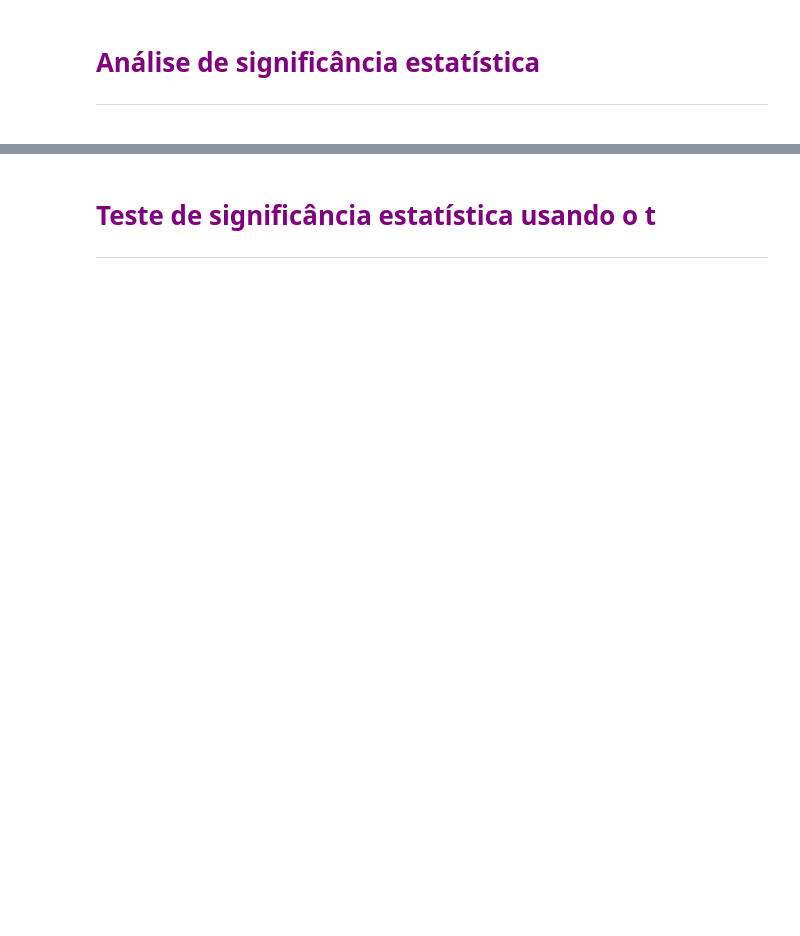
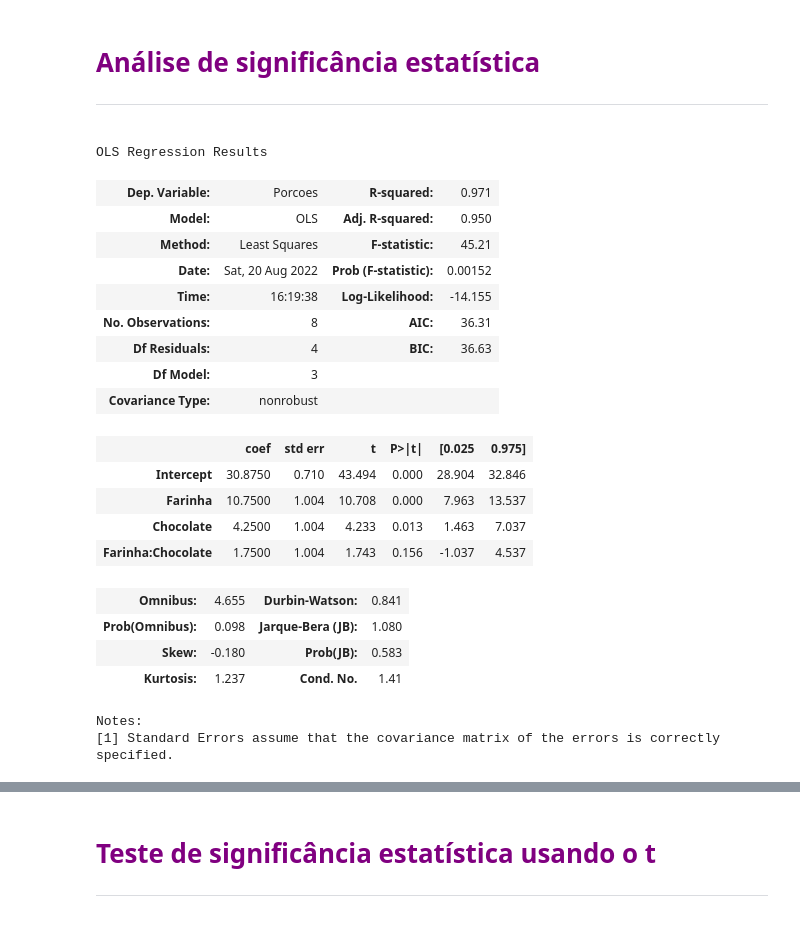
Before and after one commit to Gabriel-limadev/data_science_study, a Jupyter notebook: 10 - Análise de experimentos: testes, mapas de cores e análises dos dados./course_files/Planejamento_experimentos_aula.ipynb, the cells around one changed output, grey strips where cells are left out. Drawn from its saved outputs; the diff is of its cells as text; code cells hidden in the pictures; blank space fills up the shorter version.

```diff
--- a/10 - Análise de experimentos: testes, mapas de cores e análises dos dados./course_files/Planejamento_experimentos_aula.ipynb
+++ b/10 - Análise de experimentos: testes, mapas de cores e análises dos dados./course_files/Planejamento_experimentos_aula.ipynb
@@ -275,6 +299,34 @@ Notes:
 <p style='margin: 30px 30px;'>
 
 <hr style = 'border: 1px solid purple;'>
+# %%
+model = smf.ols(data = experiment, formula = 'Porcoes ~ Farinha + Chocolate + Farinha:Chocolate')
+# %%
+fitted_model = model.fit()
+# %%
+fitted_model.summary()
+# %% [output]
+OLS Regression Results
+| Dep. Variable: | Porcoes | R-squared: | 0.971 |
+| Model: | OLS | Adj. R-squared: | 0.950 |
+| Method: | Least Squares | F-statistic: | 45.21 |
+| Date: | Sat, 20 Aug 2022 | Prob (F-statistic): | 0.00152 |
+| Time: | 16:19:38 | Log-Likelihood: | -14.155 |
+| No. Observations: | 8 | AIC: | 36.31 |
+| Df Residuals: | 4 | BIC: | 36.63 |
+| Df Model: | 3 |  |  |
+| Covariance Type: | nonrobust |  |  |
+|  | coef | std err | t | P>|t| | [0.025 | 0.975] |
+| Intercept | 30.8750 | 0.710 | 43.494 | 0.000 | 28.904 | 32.846 |
+| Farinha | 10.7500 | 1.004 | 10.708 | 0.000 | 7.963 | 13.537 |
+| Chocolate | 4.2500 | 1.004 | 4.233 | 0.013 | 1.463 | 7.037 |
+| Farinha:Chocolate | 1.7500 | 1.004 | 1.743 | 0.156 | -1.037 | 4.537 |
+| Omnibus: | 4.655 | Durbin-Watson: | 0.841 |
+| Prob(Omnibus): | 0.098 | Jarque-Bera (JB): | 1.080 |
+| Skew: | -0.180 | Prob(JB): | 0.583 |
+| Kurtosis: | 1.237 | Cond. No. | 1.41 |
+Notes:
+[1] Standard Errors assume that the covariance matrix of the errors is correctly specified.
 # %% [markdown]
 <p style='margin: 200px 200px;'>
 
```
Also changed, not shown: parts of 15 cells of this notebook.
